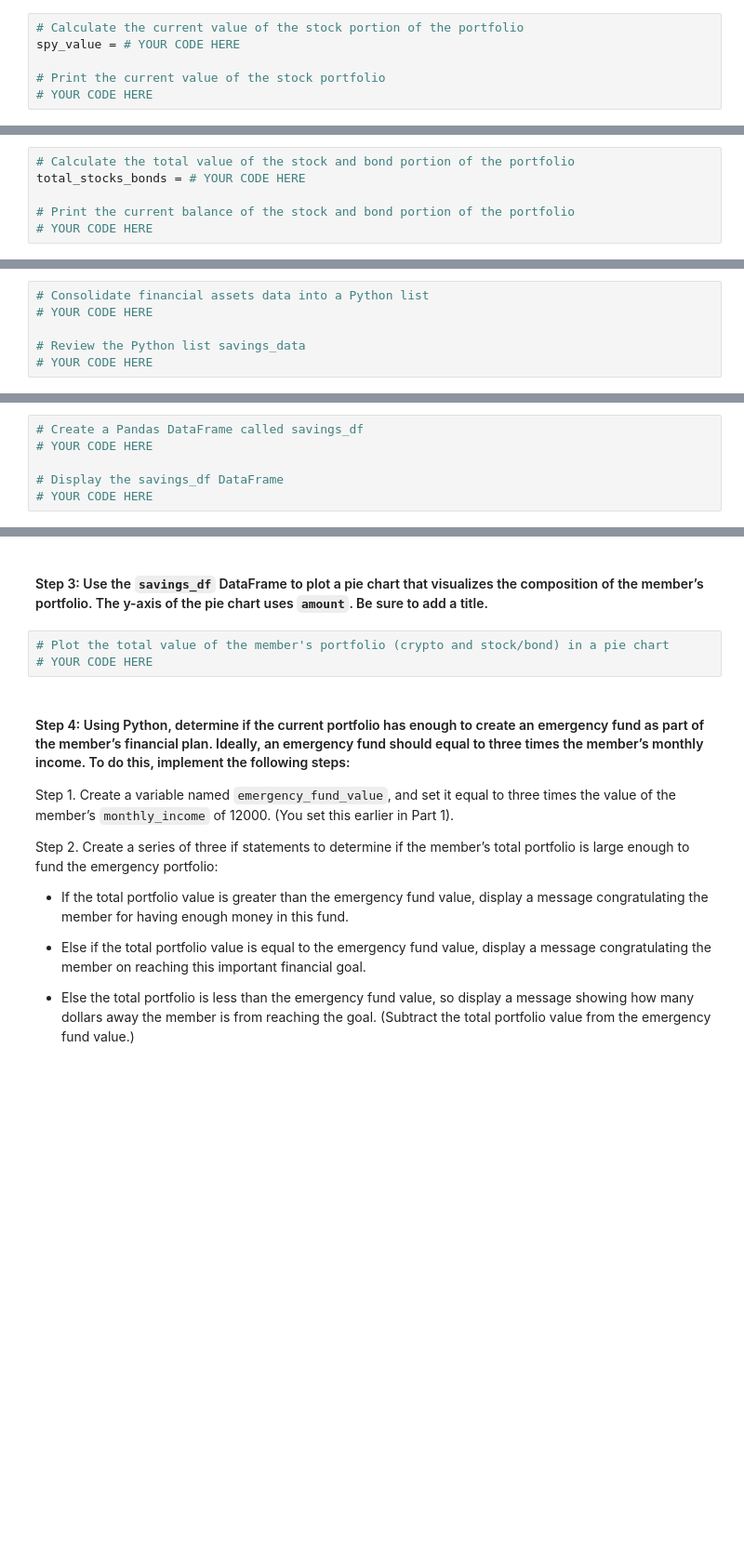
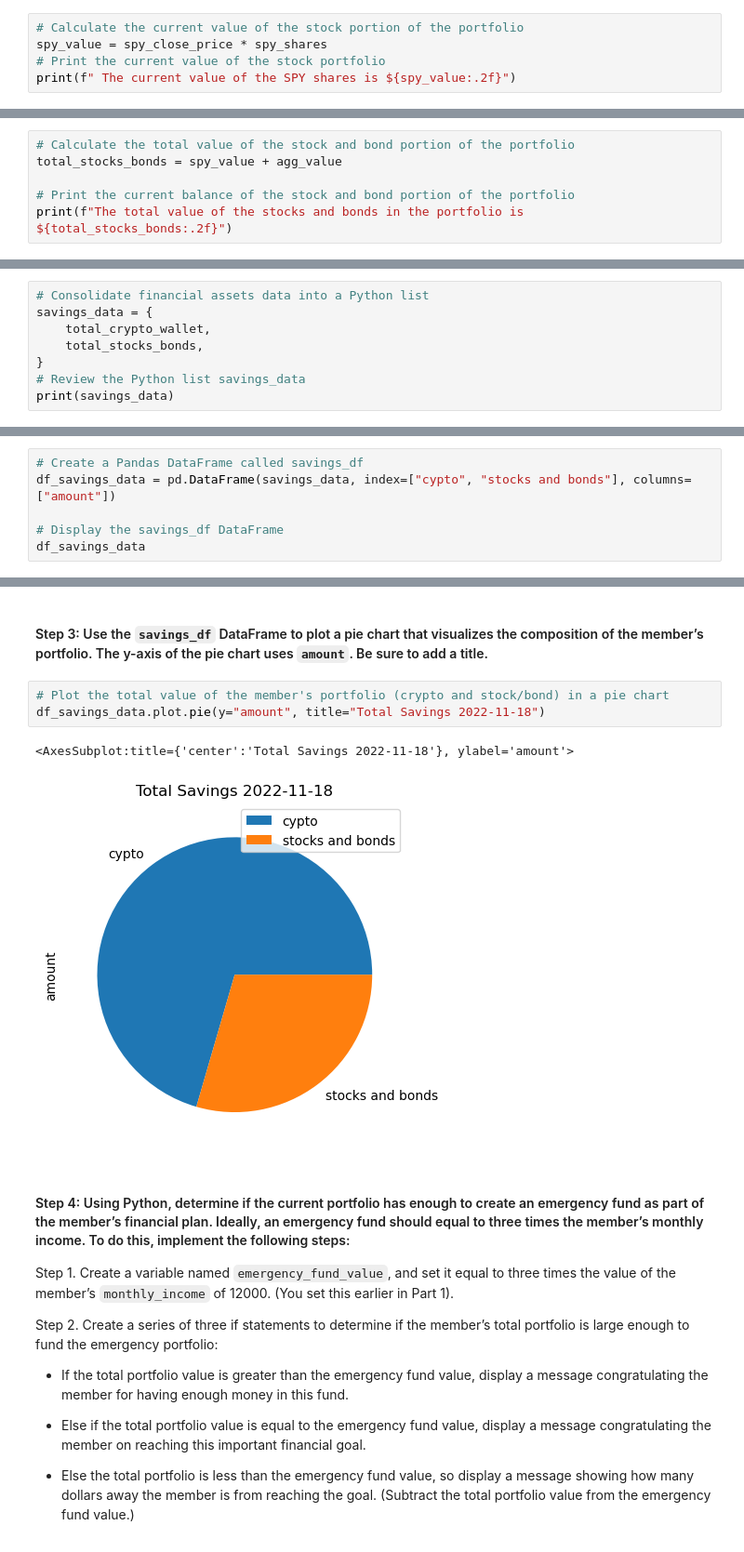
Before and after one commit to jeffreycrabill/challenge5, a Jupyter notebook: financial_planning_tools.ipynb, the cells around one changed output, grey strips where cells are left out. Shown at 93% size. Cells and saved outputs as stored; diff of their text form; blank space fills up the shorter version.

```diff
--- a/financial_planning_tools.ipynb
+++ b/financial_planning_tools.ipynb
@@ -269,6 +289,5 @@ agg_value = # YOUR CODE HERE
 # %%
 # Calculate the current value of the stock portion of the portfolio
-spy_value = # YOUR CODE HERE
-
+spy_value = spy_close_price * spy_shares
 # Print the current value of the stock portfolio
-# YOUR CODE HERE
+print(f" The current value of the SPY shares is ${spy_value:.2f}")
@@ -275,6 +296,6 @@ spy_value = # YOUR CODE HERE
 # %%
 # Calculate the total value of the stock and bond portion of the portfolio
-total_stocks_bonds = # YOUR CODE HERE
+total_stocks_bonds = spy_value + agg_value
 
 # Print the current balance of the stock and bond portion of the portfolio
-# YOUR CODE HERE
+print(f"The total value of the stocks and bonds in the portfolio is ${total_stocks_bonds:.2f}")
@@ -317,7 +342,9 @@ In this section, you’ll use the valuations for the cryptocurrency wallet and f
 #### Step 1: Create a Python list named `savings_data` that has two elements. The first element contains the total value of the cryptocurrency wallet. The second element contains the total value of the stock and bond portions of the portfolio.
 # %%
 # Consolidate financial assets data into a Python list
-# YOUR CODE HERE
-
+savings_data = {
+    total_crypto_wallet,
+    total_stocks_bonds,
+}
 # Review the Python list savings_data
-# YOUR CODE HERE
+print(savings_data)
@@ -331,7 +360,7 @@ In this section, you’ll use the valuations for the cryptocurrency wallet and f
 - `index`: Set this parameter equal to a Python list with the values of `crypto` and `stock/bond`.
 # %%
 # Create a Pandas DataFrame called savings_df
-# YOUR CODE HERE
+df_savings_data = pd.DataFrame(savings_data, index=["cypto", "stocks and bonds"], columns=["amount"])
 
 # Display the savings_df DataFrame
-# YOUR CODE HERE
+df_savings_data
@@ -339,7 +372,10 @@ In this section, you’ll use the valuations for the cryptocurrency wallet and f
 #### Step 3: Use the `savings_df` DataFrame to plot a pie chart that visualizes the composition of the member’s portfolio. The y-axis of the pie chart uses `amount`. Be sure to add a title.
 # %%
 # Plot the total value of the member's portfolio (crypto and stock/bond) in a pie chart
-# YOUR CODE HERE
+df_savings_data.plot.pie(y="amount", title="Total Savings 2022-11-18")
+# %% [output]
+<AxesSubplot:title={'center':'Total Savings 2022-11-18'}, ylabel='amount'>
+[figure, added]
 # %% [markdown]
 #### Step 4: Using Python, determine if the current portfolio has enough to create an emergency fund as part of the member’s financial plan. Ideally, an emergency fund should equal to three times the member’s monthly income. To do this, implement the following steps:
 
```
Also changed, not shown: parts of 31 cells of this notebook.
